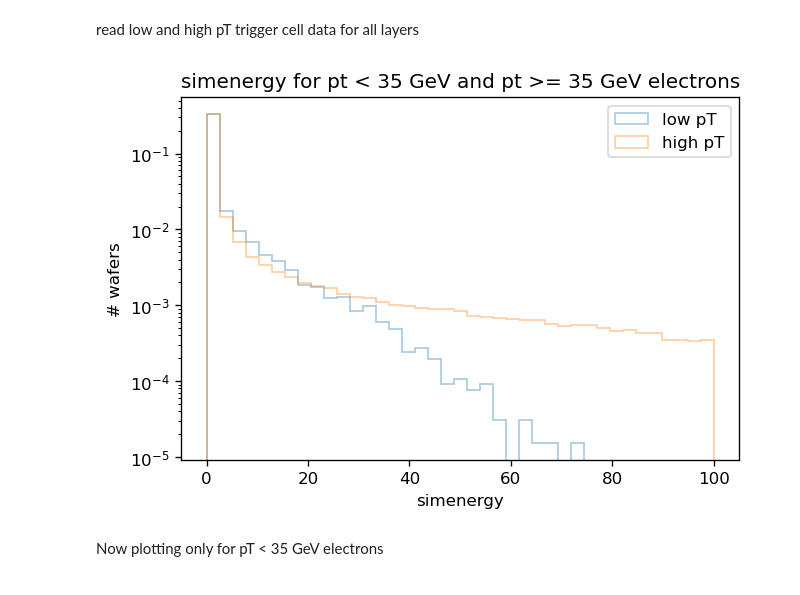
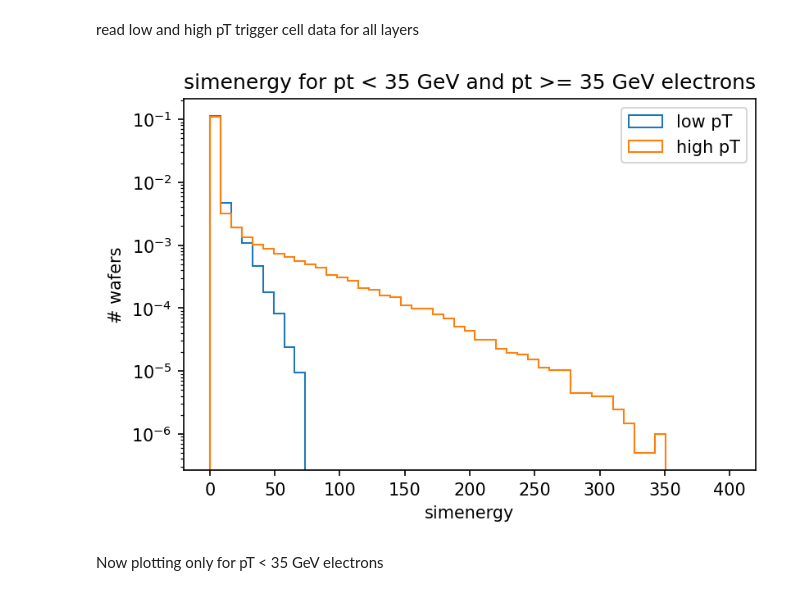
Before and after one commit to rohanshenoy/Ecoder, a Jupyter notebook: TrainingData/dataset_features.ipynb, the cells around one changed output. Drawn from its saved outputs; the diff is of its cells as text; code cells hidden in the pictures.

```diff
--- a/TrainingData/dataset_features.ipynb
+++ b/TrainingData/dataset_features.ipynb
@@ -7,7 +7,8 @@ import os
 
 import matplotlib.pyplot as plt
 import matplotlib as mpl
-mpl.rcParams['figure.dpi'] = 120
+from matplotlib.colors import LogNorm
+mpl.rcParams['figure.dpi'] = 150
 
 import seaborn as sns
 from scipy import stats
@@ -85,20 +86,20 @@ plt.ylabel('# events')
 # %% [markdown]
 read low and high pT trigger cell data for all layers
 # %%
-low_pt_data  = pd.read_csv('low_pt.csv',usecols = ['simenergy'])
+low_pt_data  = pd.read_csv('/ecoderemdvol/features/low_pt.csv',usecols = ['simenergy'])
 # %%
-high_pt_data = pd.read_csv('high_pt.csv',usecols = ['simenergy'])
+high_pt_data = pd.read_csv('/ecoderemdvol/features/high_pt.csv',usecols = ['simenergy'])
 # %%
 plt.close()
-plt.hist(low_pt_data['simenergy'][low_pt_data.simenergy>0],bins = np.linspace(0,100,40),alpha=0.4,label = 'low pT',histtype='step', density = True)
-plt.hist(high_pt_data['simenergy'][high_pt_data.simenergy>0],bins = np.linspace(0,100,40),alpha=0.4,label = 'high pT',histtype='step', density = True)
+plt.hist(low_pt_data['simenergy'][low_pt_data.simenergy>0],bins = np.linspace(0,400,50),label = 'low pT',histtype='step', density = True)
+plt.hist(high_pt_data['simenergy'][high_pt_data.simenergy>0],bins = np.linspace(0,400,50),label = 'high pT',histtype='step', density = True)
 plt.yscale('log')
 plt.ylabel('# wafers')
 plt.xlabel('simenergy')
 plt.legend()
 plt.title('simenergy for pt < 35 GeV and pt >= 35 GeV electrons');
 # %% [output]
-[figure, old version]
+[figure, new version]
 # %% [markdown]
 Now plotting only for pT < 35 GeV electrons
 # %%
```
Also changed, not shown: parts of 15 cells of this notebook.
